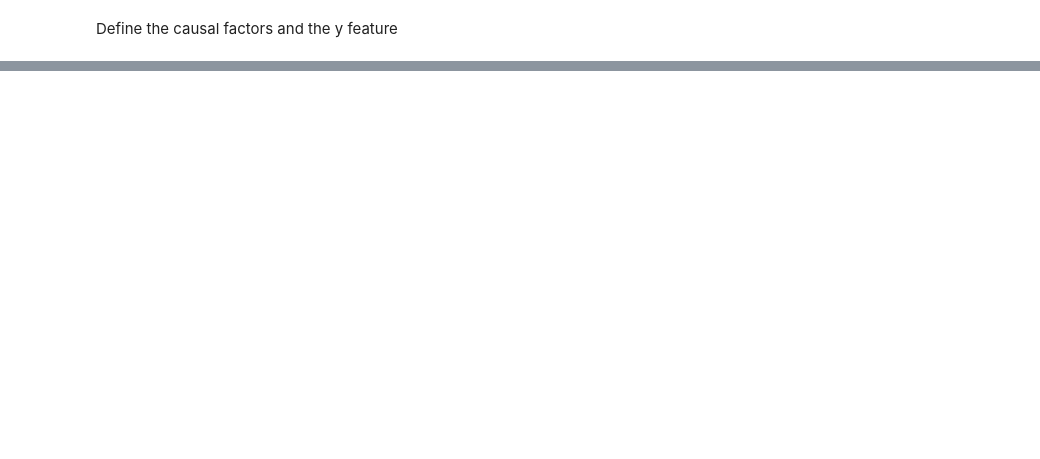
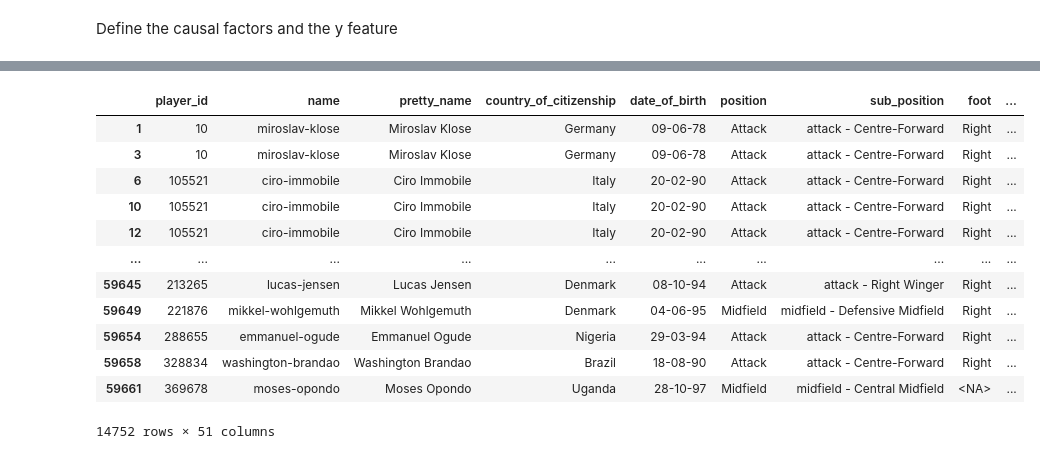
Before and after one commit to tizianoparriani/fantasAi_football, a Jupyter notebook: src/learning.ipynb, the cells around one changed output, grey strips where cells are left out. Drawn from its saved outputs; the diff is of its cells as text; code cells hidden in the pictures; blank space fills up the shorter version.

```diff
--- a/src/learning.ipynb
+++ b/src/learning.ipynb
@@ -260 +386,17 @@ dtype: float64
+# %%
+dataset_bonus
+# %% [output]
+|  | player_id | name | pretty_name | country_of_citizenship | date_of_birth | position | sub_position | foot | ... |
+| 1 | 10 | miroslav-klose | Miroslav Klose | Germany | 09-06-78 | Attack | attack - Centre-Forward | Right | ... |
+| 3 | 10 | miroslav-klose | Miroslav Klose | Germany | 09-06-78 | Attack | attack - Centre-Forward | Right | ... |
+| 6 | 105521 | ciro-immobile | Ciro Immobile | Italy | 20-02-90 | Attack | attack - Centre-Forward | Right | ... |
+| 10 | 105521 | ciro-immobile | Ciro Immobile | Italy | 20-02-90 | Attack | attack - Centre-Forward | Right | ... |
+| 12 | 105521 | ciro-immobile | Ciro Immobile | Italy | 20-02-90 | Attack | attack - Centre-Forward | Right | ... |
+| ... | ... | ... | ... | ... | ... | ... | ... | ... | ... |
+| 59645 | 213265 | lucas-jensen | Lucas Jensen | Denmark | 08-10-94 | Attack | attack - Right Winger | Right | ... |
+| 59649 | 221876 | mikkel-wohlgemuth | Mikkel Wohlgemuth | Denmark | 04-06-95 | Midfield | midfield - Defensive Midfield | Right | ... |
+| 59654 | 288655 | emmanuel-ogude | Emmanuel Ogude | Nigeria | 29-03-94 | Attack | attack - Centre-Forward | Right | ... |
+| 59658 | 328834 | washington-brandao | Washington Brandao | Brazil | 18-08-90 | Attack | attack - Centre-Forward | Right | ... |
+| 59661 | 369678 | moses-opondo | Moses Opondo | Uganda | 28-10-97 | Midfield | midfield - Central Midfield | <NA> | ... |
+14752 rows × 51 columns
 # %%
```
Also changed, not shown: parts of 16 cells of this notebook, 3 other files.
